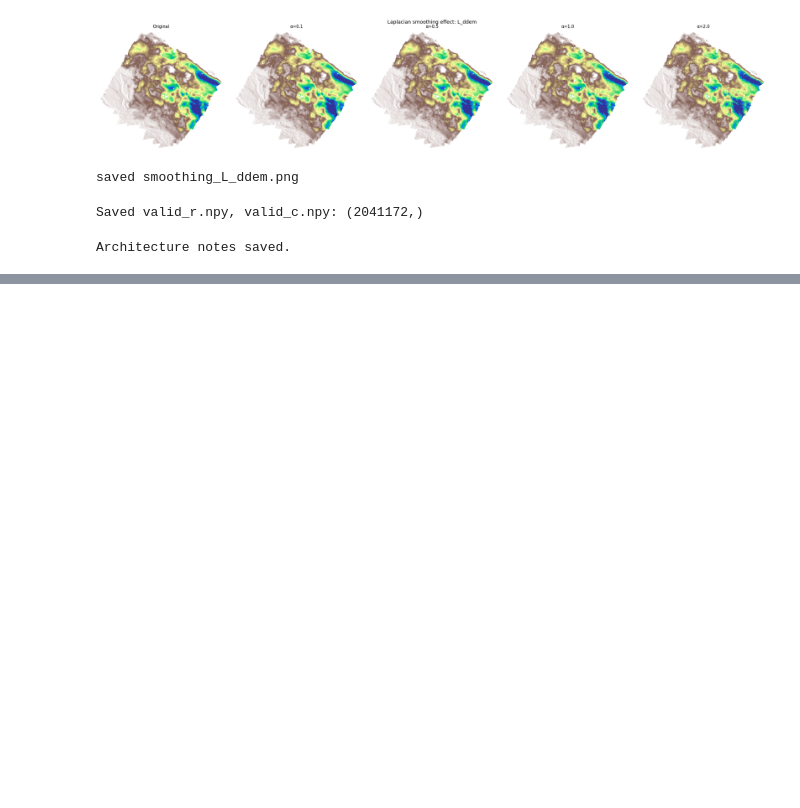
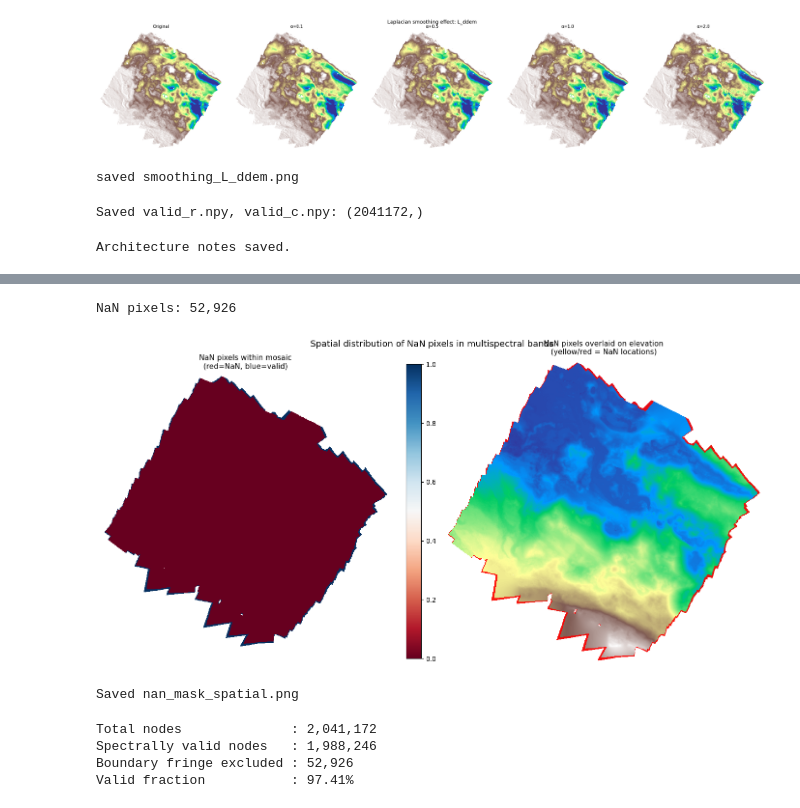
Before and after one commit to waltersn-maine/gdnn, a Jupyter notebook: Graftn/NewGraFTN.ipynb, the cells around one changed output, grey strips where cells are left out. Drawn from its saved outputs; the diff is of its cells as text; code cells hidden in the pictures; blank space fills up the shorter version.

Commit message:
spectral band preprocessing

```diff
--- a/Graftn/NewGraFTN.ipynb
+++ b/Graftn/NewGraFTN.ipynb
@@ -777,0 +831,18 @@ Architecture notes saved.
+# %%
+### verify with band metadata ###
+with rasterio.open('data/CanwellTerminus081325.tif') as src:
+    print('Band descriptions:')
+    for i, desc in enumerate(src.descriptions):
+        print(f'  Band {i+1}: {desc}')
+    print()
+    print('Band color interpretations:')
+    for i in range(src.count):
+        print(f'  Band {i+1}: {src.colorinterp[i]}')
+    print()
+    # Check for wavelength metadata in tags
+    tags = src.tags()
+    print(f'Dataset tags: {tags}')
+    for i in range(1, src.count+1):
+        btags = src.tags(i)
+        if btags:
+            print(f'  Band {i} tags: {btags}')
@@ -777,0 +1009,62 @@ Architecture notes saved.
+# %%
+water_candidate = np.isnan(spectral5_arr[:, 0])
+print(f'NaN pixels: {water_candidate.sum():,}')
+
+# Build canvases
+nan_canvas  = np.full((NROWS, NCOLS), np.nan)
+elev_canvas = np.full((NROWS, NCOLS), np.nan)
+
+nan_canvas[valid_r, valid_c]  = water_candidate.astype(np.float32)
+elev_canvas[valid_r, valid_c] = arr[:, 0]
+
+fig, axes = plt.subplots(1, 2, figsize=(14, 7))
+
+# Left: NaN mask alone -- only show pixels inside mosaic
+# 0 = valid multispectral, 1 = NaN
+im0 = axes[0].imshow(nan_canvas, cmap='RdBu',
+                     vmin=0, vmax=1,
+                     interpolation='nearest')
+axes[0].set_title('NaN pixels within mosaic\n(red=NaN, blue=valid)', fontsize=11)
+axes[0].axis('off')
+plt.colorbar(im0, ax=axes[0], fraction=0.046)
+
+# Right: elevation base with NaN pixels highlighted in bright yellow
+axes[1].imshow(elev_canvas, cmap='terrain', interpolation='nearest')
+
+# Create a masked array that is only non-nan where water_candidate is True
+highlight = np.where(nan_canvas == 1, 1.0, np.nan)
+axes[1].imshow(highlight, cmap='autumn',
+               interpolation='nearest', alpha=0.9)
+axes[1].set_title('NaN pixels overlaid on elevation\n(yellow/red = NaN locations)',
+                  fontsize=11)
+axes[1].axis('off')
+
+plt.suptitle('Spatial distribution of NaN pixels in multispectral bands', fontsize=13)
+plt.tight_layout()
+#plt.savefig('nan_mask_spatial.png', dpi=120, bbox_inches='tight')
+plt.show()
+#print('Saved nan_mask_spatial.png')
+# %% [output]
+NaN pixels: 52,926
+[figure, added]
+Saved nan_mask_spatial.png
+# %%
+### prepare to exclude fringe pixels from training ###
+## but include their valid topographic data for regularizing ###
+## this mask will be used in the loss function
+## compute reconstruction loss only over valid spectral pixels
+## laplacian regularization still over all N nodes
+# True where all 5 spectral bands are valid
+spectral_valid_mask = ~np.isnan(spectral5_arr).any(axis=1)
+
+N = spectral_valid_mask.shape[0]
+
+print(f'Total nodes              : {N:,}')
+print(f'Spectrally valid nodes   : {spectral_valid_mask.sum():,}')
+print(f'Boundary fringe excluded : {(~spectral_valid_mask).sum():,}')
+print(f'Valid fraction           : {100*spectral_valid_mask.mean():.2f}%')
+# %% [output]
+Total nodes              : 2,041,172
+Spectrally valid nodes   : 1,988,246
+Boundary fringe excluded : 52,926
+Valid fraction           : 97.41%
```
Also changed, not shown: parts of 14 cells of this notebook.
